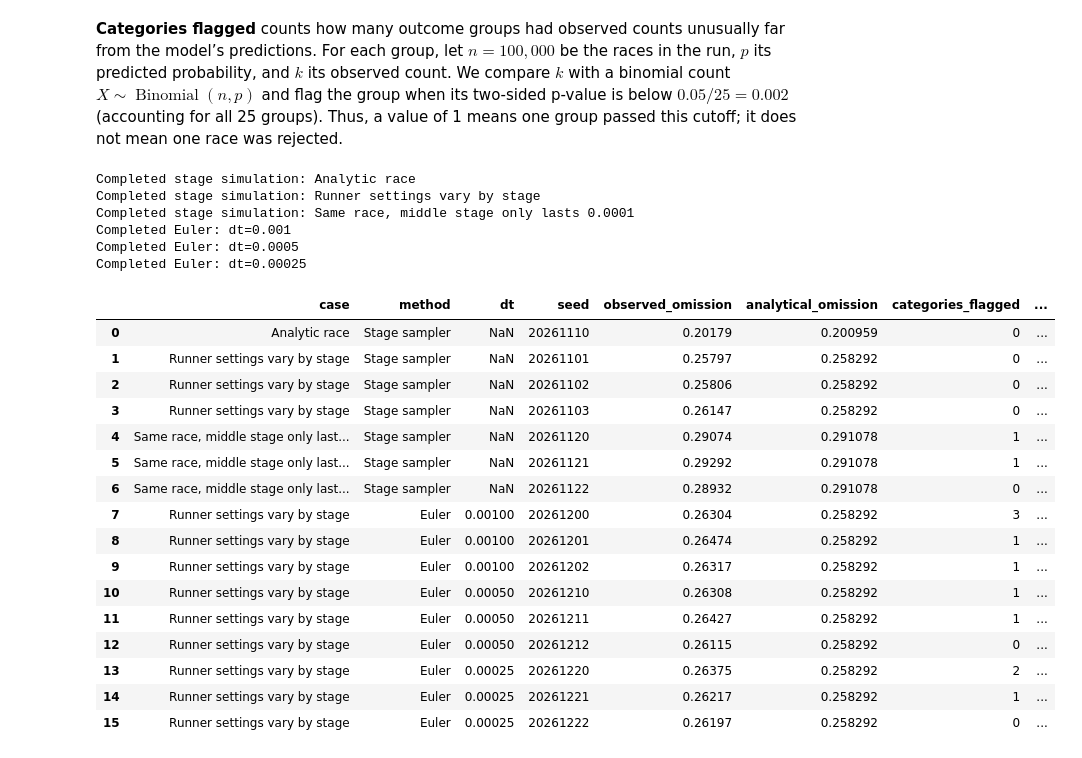
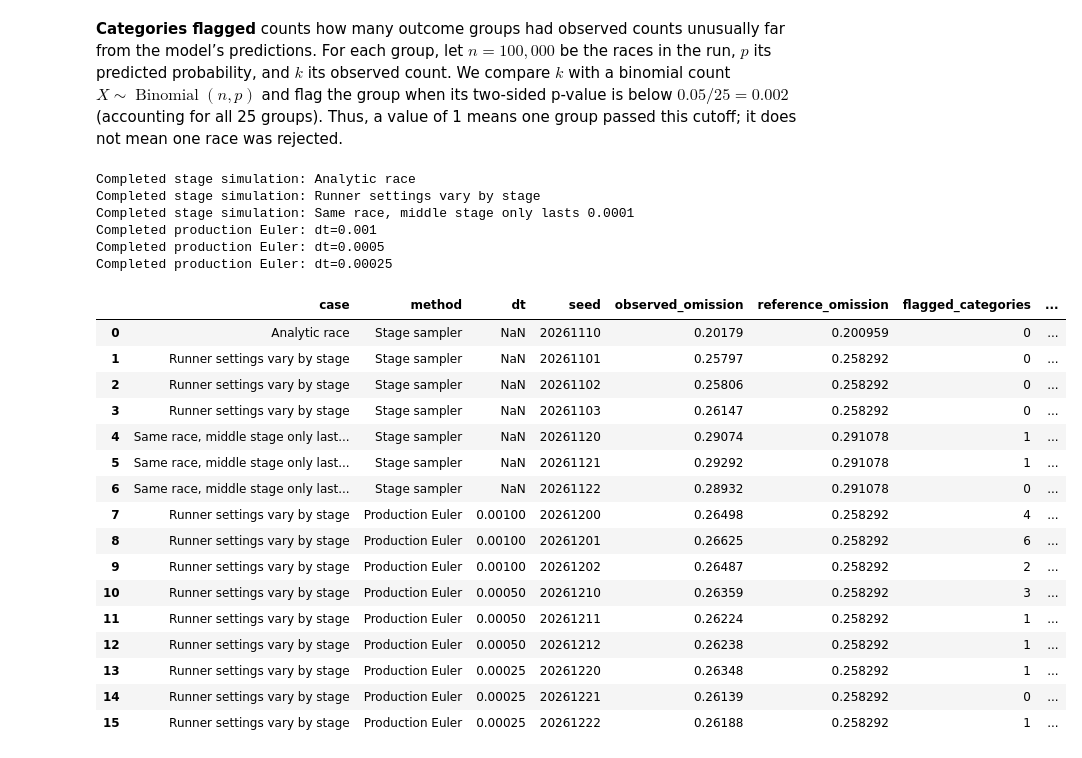
Before and after one commit to lnccbrown/ssm-simulators, a Jupyter notebook: notebooks/stage_simulation/stage_simulation.ipynb, the cells around one changed output. Drawn from its saved outputs; the diff is of its cells as text; code cells hidden in the pictures.

```diff
--- a/notebooks/stage_simulation/stage_simulation.ipynb
+++ b/notebooks/stage_simulation/stage_simulation.ipynb
@@ -229,8 +289,8 @@ CHANGING_CASE = "Runner settings vary by stage"
 SHORT_MIDDLE_CASE = "Same race, middle stage only lasts 0.0001"
 race_cases = {
     "Analytic race": analytic_cases()["5 stages"],
-    CHANGING_CASE: specifications("changing_parameters"),
-    SHORT_MIDDLE_CASE: specifications("changing_parameters"),
+    CHANGING_CASE: specifications("B"),
+    SHORT_MIDDLE_CASE: specifications("B"),
 }
 race_cases[SHORT_MIDDLE_CASE][0]["breaks"] = [0, .18, .1801, .87, 1.31, 1.8]
 
@@ -291,43 +351,45 @@ for case_index, name in enumerate(race_cases):
             seed=seed, elapsed=elapsed, edges=edges, bins=bins,
             omission=omission, extra_fields={"total_proposals": total_proposals},
         )
         run_rows.append(row)
         details.append(detail)
         if repeat == 0:
             samples[(name, "Stage sampler")] = (rt, choices)
     print("Completed stage simulation:", name)
 
 model, edges, bins, omission = references[CHANGING_CASE]
 for dt_index, dt in enumerate(DT_VALUES):
     for repeat in range(N_REPEATS):
         seed = 20261200 + 10*dt_index + repeat
         start = perf_counter()
-        rt, choices = model.simulate(N_TRIALS, dt=dt, rng=seed)
+        rt, choices = simulate_production_euler(
+            race_cases[CHANGING_CASE], N_TRIALS, dt, seed
+        )
         elapsed = perf_counter() - start
         row, detail = record_run(
-            rt, choices, case=CHANGING_CASE, method="Euler",
-            detail_method=f"Euler {dt:g}", dt=dt, repeat=repeat+1,
+            rt, choices, case=CHANGING_CASE, method="Production Euler",
+            detail_method=f"Production Euler {dt:g}", dt=dt, repeat=repeat+1,
             seed=seed, elapsed=elapsed, edges=edges, bins=bins,
             omission=omission, extra_fields={"rejection_proposals": np.nan},
         )
         run_rows.append(row)
         details.append(detail)
         if repeat == 0:
-            samples[(CHANGING_CASE, f"Euler {dt:g}")] = (rt, choices)
-    print(f"Completed Euler: dt={dt:g}")
+            samples[(CHANGING_CASE, f"Production Euler {dt:g}")] = (rt, choices)
+    print(f"Completed production Euler: dt={dt:g}")
 
 runs = pd.DataFrame(run_rows)
 category_checks = pd.concat(details, ignore_index=True)
 display(runs[["case", "method", "dt", "seed", "observed_omission",
-              "analytical_omission", "categories_flagged", "simulation_time_seconds"]])
+              "reference_omission", "flagged_categories", "simulation_time_seconds"]])
 # %% [output]
 Completed stage simulation: Analytic race
 Completed stage simulation: Runner settings vary by stage
 Completed stage simulation: Same race, middle stage only lasts 0.0001
-Completed Euler: dt=0.001
-Completed Euler: dt=0.0005
-Completed Euler: dt=0.00025
+Completed production Euler: dt=0.001
+Completed production Euler: dt=0.0005
+Completed production Euler: dt=0.00025
-|  | case | method | dt | seed | observed_omission | analytical_omission | categories_flagged | ... |
+|  | case | method | dt | seed | observed_omission | reference_omission | flagged_categories | ... |
 | 0 | Analytic race | Stage sampler | NaN | 20261110 | 0.20179 | 0.200959 | 0 | ... |
 | 1 | Runner settings vary by stage | Stage sampler | NaN | 20261101 | 0.25797 | 0.258292 | 0 | ... |
 | 2 | Runner settings vary by stage | Stage sampler | NaN | 20261102 | 0.25806 | 0.258292 | 0 | ... |
@@ -335,13 +397,13 @@ Completed Euler: dt=0.00025
 | 4 | Same race, middle stage only last... | Stage sampler | NaN | 20261120 | 0.29074 | 0.291078 | 1 | ... |
 | 5 | Same race, middle stage only last... | Stage sampler | NaN | 20261121 | 0.29292 | 0.291078 | 1 | ... |
 | 6 | Same race, middle stage only last... | Stage sampler | NaN | 20261122 | 0.28932 | 0.291078 | 0 | ... |
-| 7 | Runner settings vary by stage | Euler | 0.00100 | 20261200 | 0.26304 | 0.258292 | 3 | ... |
-| 8 | Runner settings vary by stage | Euler | 0.00100 | 20261201 | 0.26474 | 0.258292 | 1 | ... |
-| 9 | Runner settings vary by stage | Euler | 0.00100 | 20261202 | 0.26317 | 0.258292 | 1 | ... |
-| 10 | Runner settings vary by stage | Euler | 0.00050 | 20261210 | 0.26308 | 0.258292 | 1 | ... |
-| 11 | Runner settings vary by stage | Euler | 0.00050 | 20261211 | 0.26427 | 0.258292 | 1 | ... |
-| 12 | Runner settings vary by stage | Euler | 0.00050 | 20261212 | 0.26115 | 0.258292 | 0 | ... |
-| 13 | Runner settings vary by stage | Euler | 0.00025 | 20261220 | 0.26375 | 0.258292 | 2 | ... |
-| 14 | Runner settings vary by stage | Euler | 0.00025 | 20261221 | 0.26217 | 0.258292 | 1 | ... |
-| 15 | Runner settings vary by stage | Euler | 0.00025 | 20261222 | 0.26197 | 0.258292 | 0 | ... |
+| 7 | Runner settings vary by stage | Production Euler | 0.00100 | 20261200 | 0.26498 | 0.258292 | 4 | ... |
+| 8 | Runner settings vary by stage | Production Euler | 0.00100 | 20261201 | 0.26625 | 0.258292 | 6 | ... |
+| 9 | Runner settings vary by stage | Production Euler | 0.00100 | 20261202 | 0.26487 | 0.258292 | 2 | ... |
+| 10 | Runner settings vary by stage | Production Euler | 0.00050 | 20261210 | 0.26359 | 0.258292 | 3 | ... |
+| 11 | Runner settings vary by stage | Production Euler | 0.00050 | 20261211 | 0.26224 | 0.258292 | 1 | ... |
+| 12 | Runner settings vary by stage | Production Euler | 0.00050 | 20261212 | 0.26238 | 0.258292 | 1 | ... |
+| 13 | Runner settings vary by stage | Production Euler | 0.00025 | 20261220 | 0.26348 | 0.258292 | 1 | ... |
+| 14 | Runner settings vary by stage | Production Euler | 0.00025 | 20261221 | 0.26139 | 0.258292 | 0 | ... |
+| 15 | Runner settings vary by stage | Production Euler | 0.00025 | 20261222 | 0.26188 | 0.258292 | 1 | ... |
 # %% [markdown]
```
Also changed, not shown: parts of 13 cells of this notebook.
